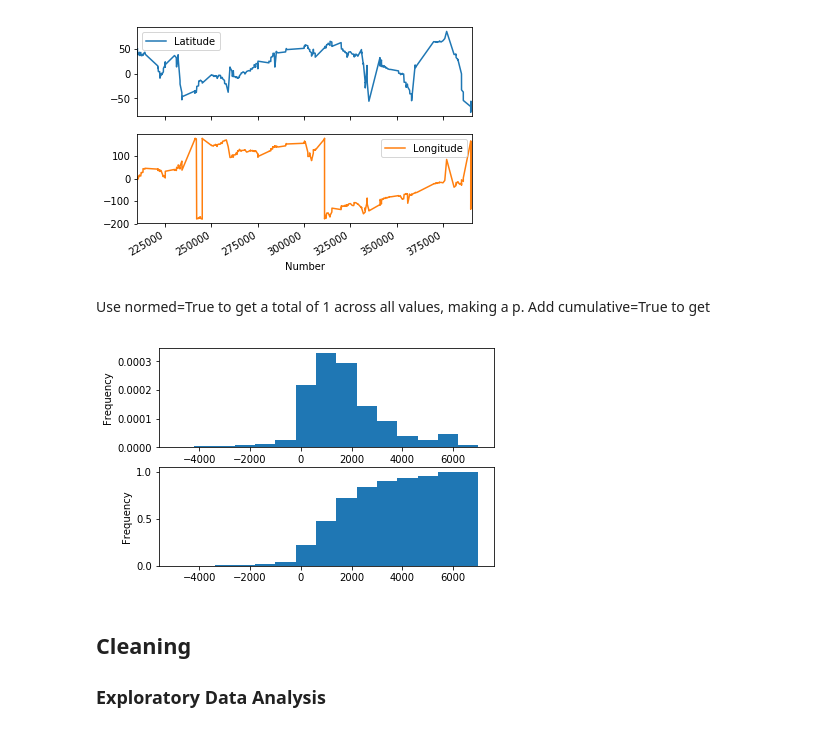
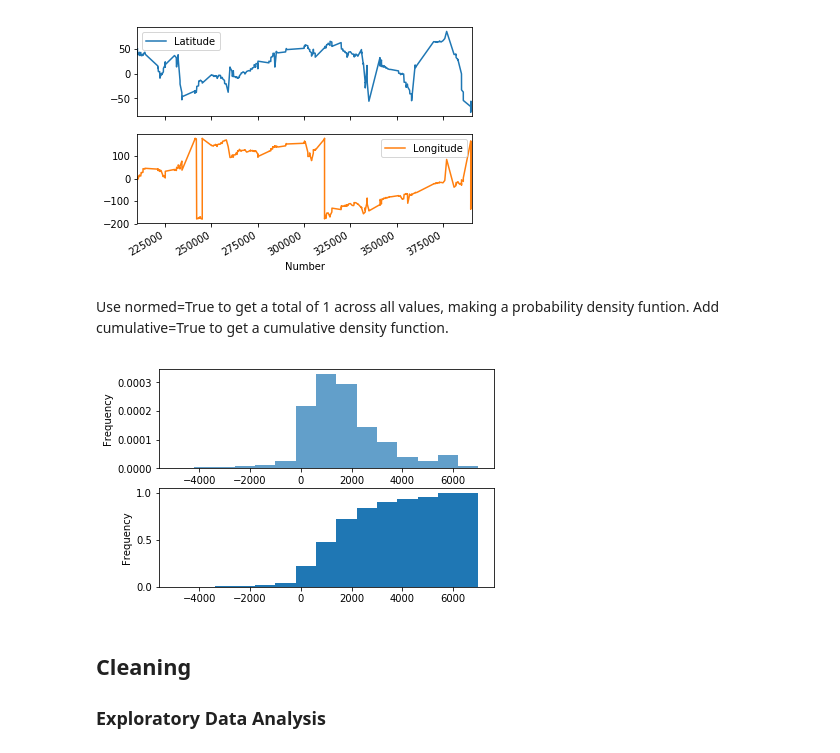
Before and after one commit to aschet01/cookbook, a Jupyter notebook: pandas.ipynb, the cells around one changed output. Cells and saved outputs as stored; diff of their text form; code cells hidden in the pictures.

```diff
--- a/pandas.ipynb
+++ b/pandas.ipynb
@@ -501,16 +536,17 @@ plt.show()
 # %% [output]
 [figure]
 # %% [markdown]
-Use normed=True to get a total of 1 across all values, making a p. Add cumulative=True to get
+Use normed=True to get a total of 1 across all values, making a probability density funtion. Add cumulative=True to get a cumulative density function.
 # %%
 fig, axes = plt.subplots(nrows=2, ncols=1)    # Get subplots beforehand. This allows specifying axis labels
 df['Elevation (Meters)'].plot.hist(ax=axes[0], normed=True,       # Set the number of bins and slice of the histogram
-                                   bins=15, range=(-5000, 7000))  # This graphs the Probability Density Function
+                                   bins=15, range=(-5000, 7000),  # This graphs the Probability Density Function
+                                   alpha=0.7)                     # Transparency, in case this is useful
 df['Elevation (Meters)'].plot.hist(ax=axes[1], normed=True, cumulative=True,
                                    bins=15, range=(-5000, 7000))  # Make it a Cumulative Density Function
 plt.show()
 # %% [output]
-[figure, old version]
+[figure, new version]
 # %% [markdown]
 ## Cleaning
 ### Exploratory Data Analysis
```
Also changed, not shown: parts of 12 cells of this notebook.
